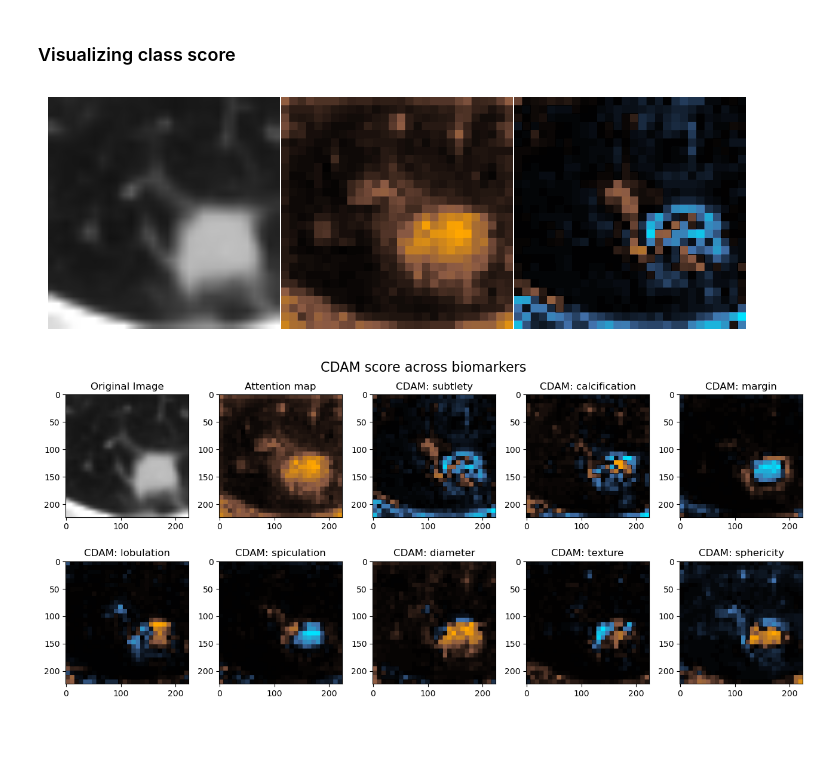
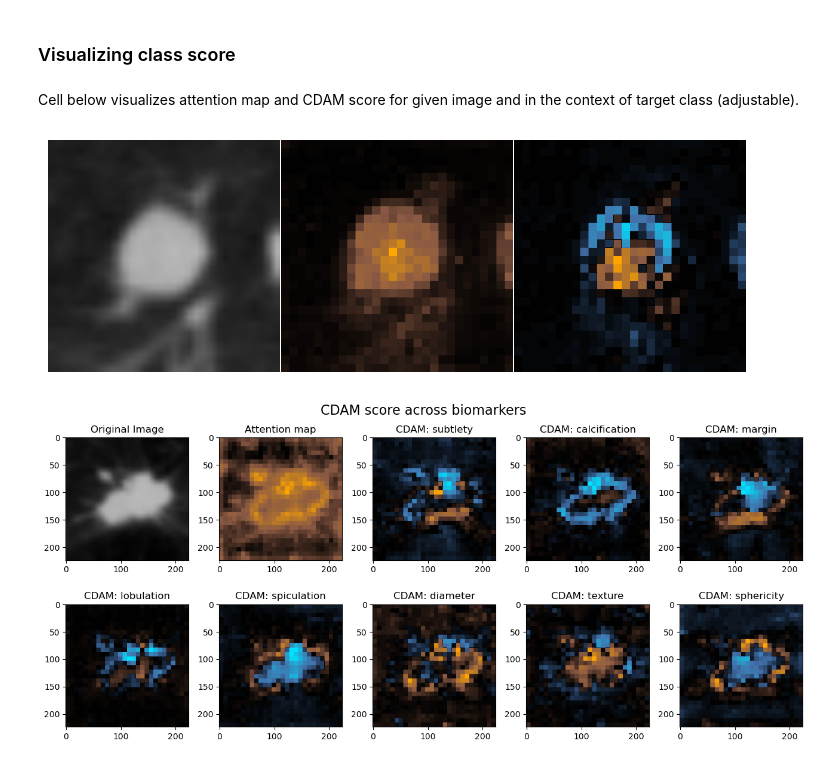
Before and after one commit to jbindaAI/LIDC, a Jupyter notebook: CDAM_LIDC/CDAM_SSL.ipynb, the cells around one changed output. Saved outputs shown, nothing was run; the diff lists cells and outputs as text; code cells hidden in the pictures; blank space fills up the shorter version.

```diff
--- a/CDAM_LIDC/CDAM_SSL.ipynb
+++ b/CDAM_LIDC/CDAM_SSL.ipynb
@@ -27,7 +27,7 @@ device = "cuda"
 # %% [markdown]
 Loading Vision Transformer model pretrained on ImageNet in a Self-Supervised manner and finetuned on the LIDC dataset.
 # %%
-MODEL_TYPE = "Biomarkers"
+MODEL_TYPE = "End2End"
 assert MODEL_TYPE in ["Biomarkers", "End2End"], "Only Biomarkers or End2End!"
 
 if MODEL_TYPE == "Biomarkers":
@@ -301,31 +281,34 @@ def get_maps(model, img, return_raw=False, target_class="End2End", clip=False):
     return attention_map, class_attention_map
 # %% [markdown]
 ### Visualizing class score
+# %% [markdown]
+Cell below visualizes attention map and CDAM score for given image and in the context of target class (adjustable).
 # %%
 #Choose image:
-IMG_ID = "0075"
+IMG_ID = "0567"
 
 # Loading image:
 img_path = f"/home/jbinda/INFORM/LIDC/dataset/crops/{IMG_ID}.pt"
 sample_img, original_img = load_img(img_path)
 sample_img.requires_grad = True
 
 ## Choose feature with respect to which you want compute CDAM score. In case of End2End model choose: End2End.
-TARGET_CLASS="subtlety"
+# Available targets: "subtlety", "calcification", "margin", "lobulation", "spiculation", "diameter", "texture", "sphericity", "End2End"
+TARGET_CLASS="End2End"
 SAVE_MAPS = False
 assert TARGET_CLASS in class2idx.keys(), f"Wrong target name! Available: {class2idx.keys()}"
 if SAVE_MAPS:
     savename=f"{TARGET_CLASS}_{IMG_ID}"
 else:
     savename=None
 
 # Preparing maps:
 model = model.to(device)
 attention_map, class_attention_map = get_maps(model, sample_img, target_class=TARGET_CLASS, clip=True)
 
 plot_results(original_img, [attention_map, class_attention_map], savename=savename, model_type=MODEL_TYPE)
 # %% [output]
-[figure, old version]
+[figure, new version]
 # %%
 def plot_grid(original, maps, target_names, savename=None, figsize=(13, 6)):
     """Using matplotlib, plot the original image and the relevance maps"""
@@ -388,8 +384,8 @@ def prepare_grid(model, img_id, savename=None):
 # %%
 #Choose image:
-IMG_ID = "0075"
+IMG_ID = "0125"
 
 model = model.to(device)
-prepare_grid(model, img_id=IMG_ID)
+prepare_grid(model, img_id=IMG_ID, savename=IMG_ID)
 # %% [output]
-[figure, old version]
+[figure, new version]
```
Also changed, not shown: parts of 4 cells of this notebook.
